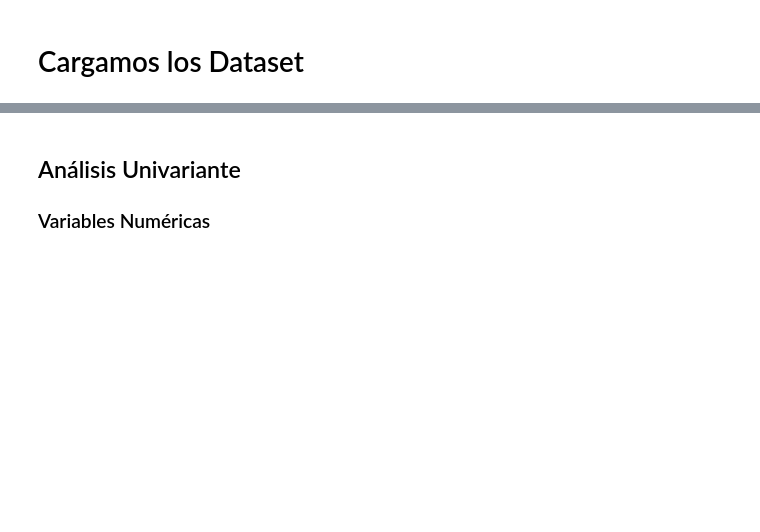
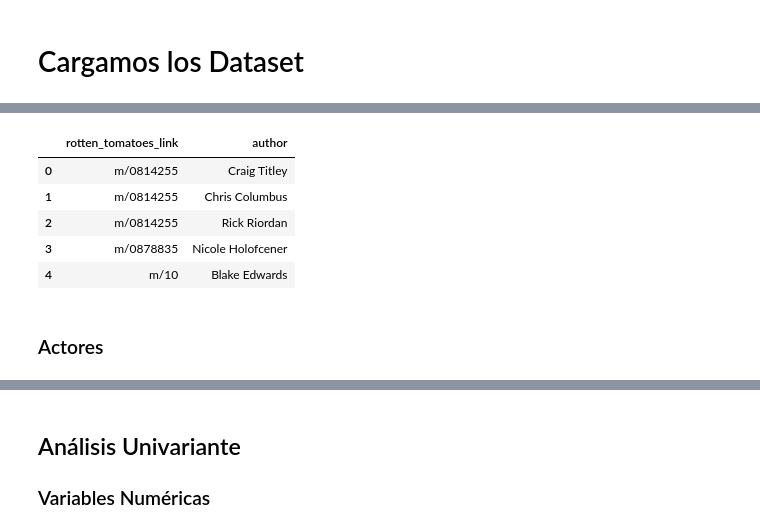
Before and after one commit to magy509/ingenieropg80.Proyecto_final_madre, a Jupyter notebook: src/movies_eda.ipynb, the cells around one changed output, grey strips where cells are left out. Cells and saved outputs as stored; diff of their text form; code cells hidden in the pictures; blank space fills up the shorter version.

```diff
--- a/src/movies_eda.ipynb
+++ b/src/movies_eda.ipynb
@@ -301,0 +145,17 @@ Mediana de ratings por película: 5.0
+# %%
+movie_author = movies.explode("authors").reset_index(drop=True)
+
+movie_author = movie_author.rename(columns={"authors": "author"})
+
+movie_author = movie_author[["rotten_tomatoes_link", "author"]].drop_duplicates()
+# %%
+movie_author.head()
+# %% [output]
+|  | rotten_tomatoes_link | author |
+| 0 | m/0814255 | Craig Titley |
+| 1 | m/0814255 | Chris Columbus |
+| 2 | m/0814255 | Rick Riordan |
+| 3 | m/0878835 | Nicole Holofcener |
+| 4 | m/10 | Blake Edwards |
+# %% [markdown]
+### Actores
```
Also changed, not shown: parts of 47 cells of this notebook, 1 other file.
